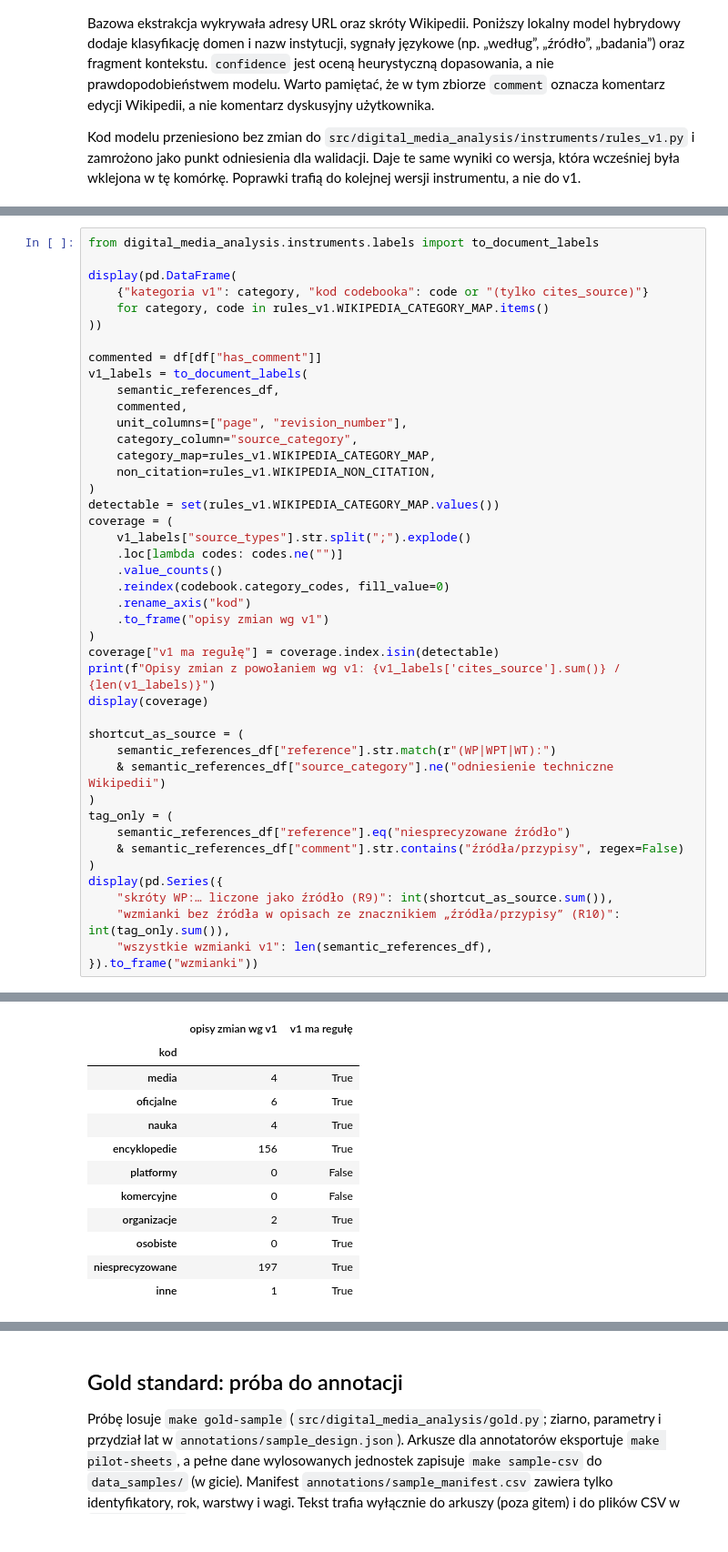
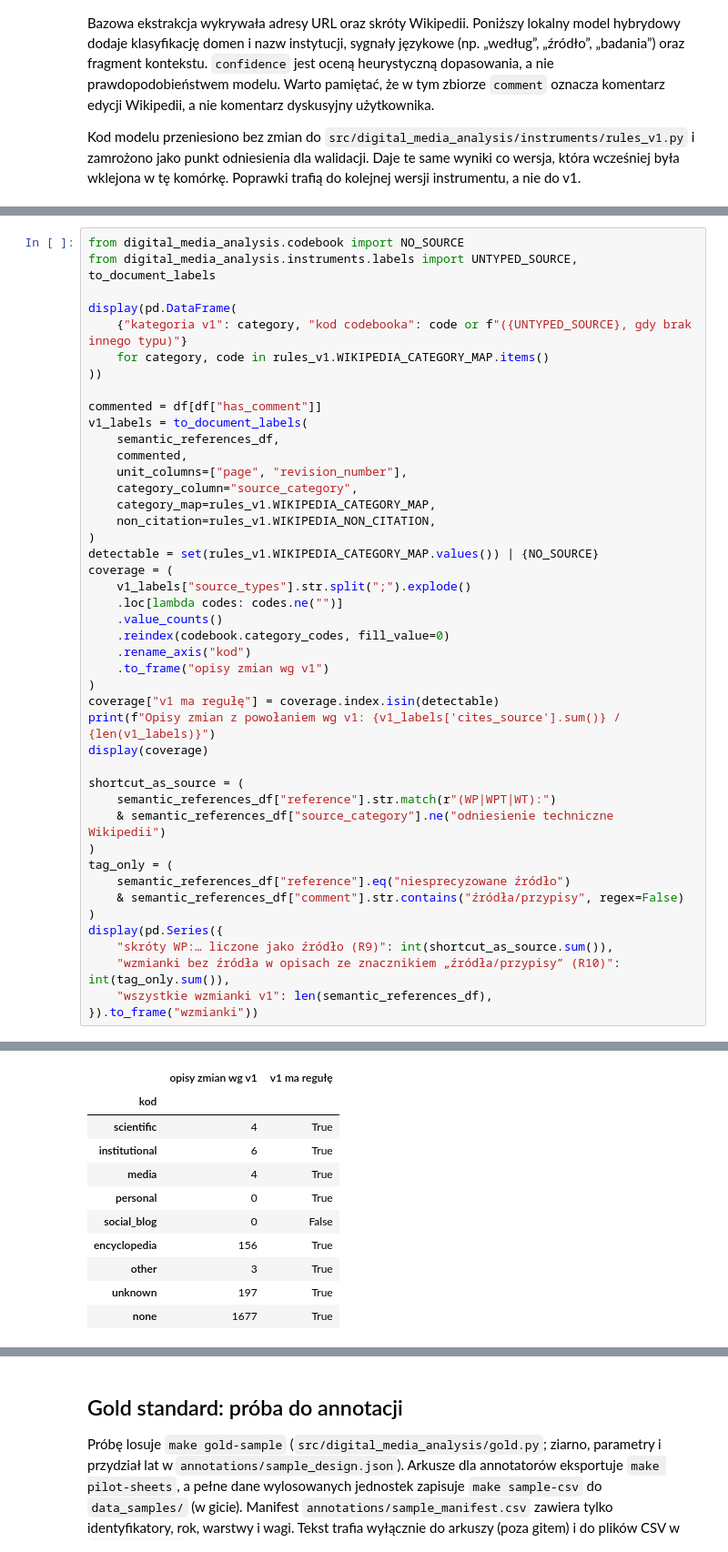
Before and after one commit to igor-sosnowicz/digital-media-analysis, a Jupyter notebook: notebooks/Wikipedia_EDA.ipynb, the cells around one changed output, grey strips where cells are left out. Shown at 91% size. Saved outputs shown, nothing was run; the diff lists cells and outputs as text.

```diff
--- a/notebooks/Wikipedia_EDA.ipynb
+++ b/notebooks/Wikipedia_EDA.ipynb
@@ -673,10 +673,11 @@ Kategorie v1 są mapowane na kody codebooka, a wzmianki zwijane do etykiet na po
 
 Dwie rozbieżności z codebookiem widać bez annotacji. Skróty zasad i narzędzi (`WP:…`) v1 uznaje za źródła encyklopedyczne, a codebook nie uznaje ich za źródła (reguła R9). Sam znacznik „źródła/przypisy” v1 traktuje jako ogólnikowe powołanie, a codebook jako `edit_about_sources` (reguła R10).
 # %%
-from digital_media_analysis.instruments.labels import to_document_labels
+from digital_media_analysis.codebook import NO_SOURCE
+from digital_media_analysis.instruments.labels import UNTYPED_SOURCE, to_document_labels
 
 display(pd.DataFrame(
-    {"kategoria v1": category, "kod codebooka": code or "(tylko cites_source)"}
+    {"kategoria v1": category, "kod codebooka": code or f"({UNTYPED_SOURCE}, gdy brak innego typu)"}
     for category, code in rules_v1.WIKIPEDIA_CATEGORY_MAP.items()
 ))
 
@@ -689,7 +690,7 @@ v1_labels = to_document_labels(
     category_map=rules_v1.WIKIPEDIA_CATEGORY_MAP,
     non_citation=rules_v1.WIKIPEDIA_NON_CITATION,
 )
-detectable = set(rules_v1.WIKIPEDIA_CATEGORY_MAP.values())
+detectable = set(rules_v1.WIKIPEDIA_CATEGORY_MAP.values()) | {NO_SOURCE}
 coverage = (
     v1_labels["source_types"].str.split(";").explode()
     .loc[lambda codes: codes.ne("")]
@@ -728,16 +729,15 @@ display(pd.Series({
 Opisy zmian z powołaniem wg v1: 370 / 2047
 |  | opisy zmian wg v1 | v1 ma regułę |
 | kod |  |  |
+| scientific | 4 | True |
+| institutional | 6 | True |
 | media | 4 | True |
-| oficjalne | 6 | True |
-| nauka | 4 | True |
-| encyklopedie | 156 | True |
-| platformy | 0 | False |
-| komercyjne | 0 | False |
-| organizacje | 2 | True |
-| osobiste | 0 | True |
-| niesprecyzowane | 197 | True |
-| inne | 1 | True |
+| personal | 0 | True |
+| social_blog | 0 | False |
+| encyclopedia | 156 | True |
+| other | 3 | True |
+| unknown | 197 | True |
+| none | 1677 | True |
 |  | wzmianki |
 | skróty WP:… liczone jako źródło (R9) | 274 |
 | wzmianki bez źródła w opisach ze ... | 88 |
```
Also changed, not shown: parts of 5 cells of this notebook, 32 other files.
